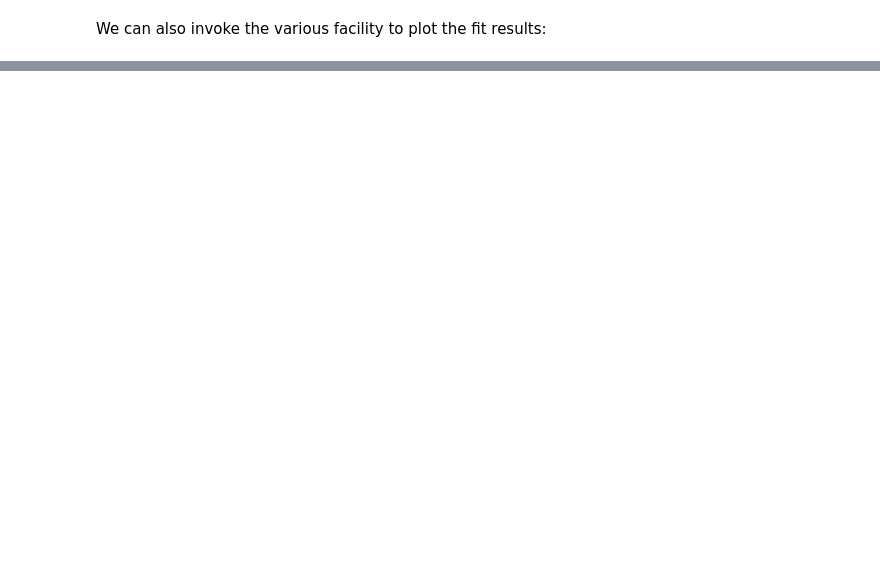
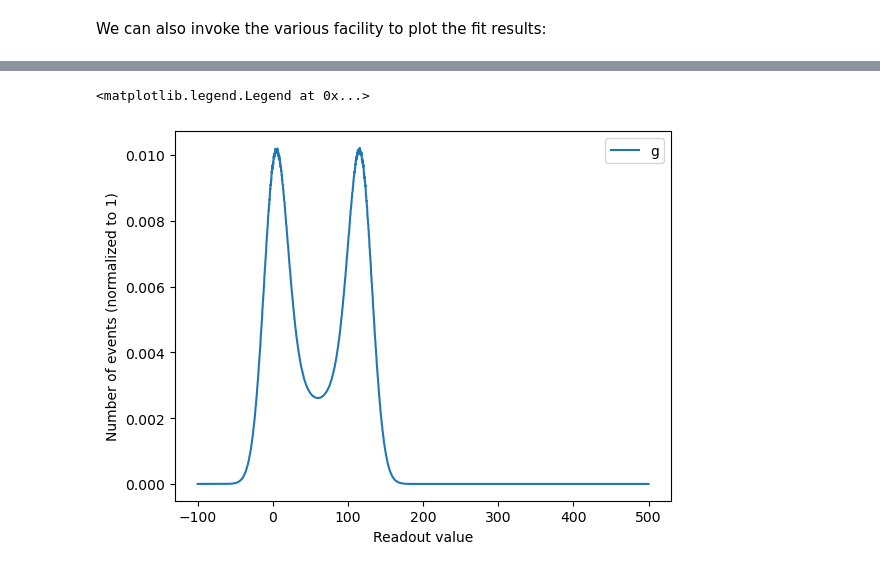
Before and after one commit to UMDCMS/sipmpdf, a Jupyter notebook: docs/sipm_functions.ipynb, the cells around one changed output, grey strips where cells are left out. Cells and saved outputs as stored; diff of their text form; code cells hidden in the pictures; blank space fills up the shorter version.

```diff
--- a/docs/sipm_functions.ipynb
+++ b/docs/sipm_functions.ipynb
@@ -233,0 +424,14 @@ Under construction
+# %%
+x = np.linspace(-100, 500,2000)
+gain_=120
+smear_=15
+resolution_=10e-4
+dc=sipmpdf.functions.darkcurrent_response_smeared(x=x,smear=15,gain=120,resolution=10e-4)
+
+plt.plot(x,dc,label="Dark Current Response Smeared")
+plt.xlabel('Readout value')
+plt.ylabel('Number of events (normalized to 1)')
+plt.legend(f'g')
+# %% [output]
+<matplotlib.legend.Legend at 0x...>
+[figure, added]
```
Also changed, not shown: parts of 27 cells of this notebook, 1 other file.
